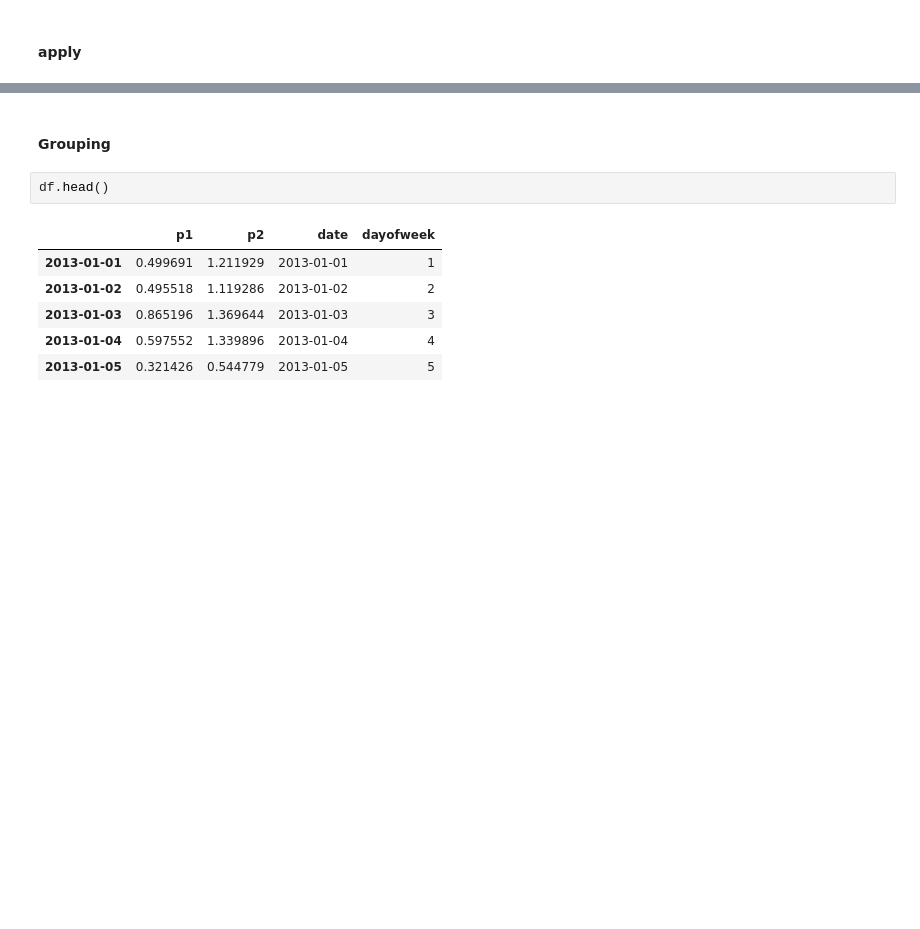
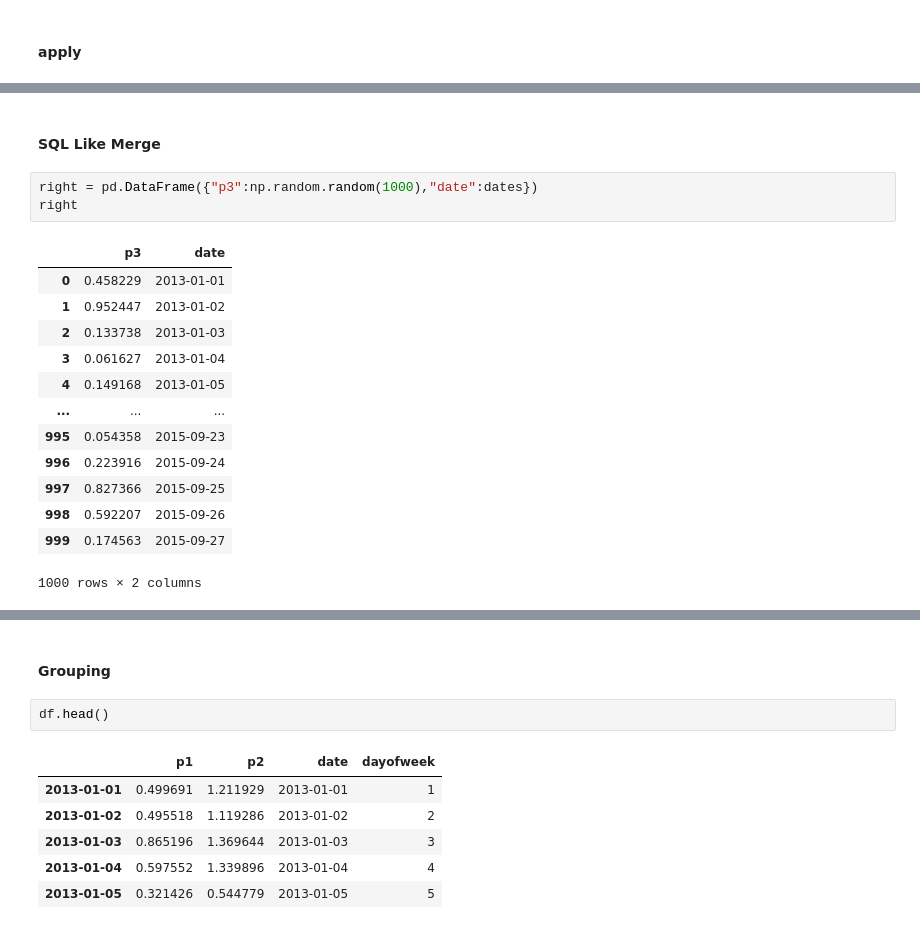
Before and after one commit to huji0624/data_analyze_course, a Jupyter notebook: 数据分析入门.ipynb, the cells around one changed output, grey strips where cells are left out. Drawn from its saved outputs; the diff is of its cells as text; blank space fills up the shorter version.

```diff
--- a/数据分析入门.ipynb
+++ b/数据分析入门.ipynb
@@ -417 +411,20 @@ p2    1.722767
 dtype: float64
+# %% [markdown]
+#### SQL Like Merge
+# %%
+right = pd.DataFrame({"p3":np.random.random(1000),"date":dates})
+right
+# %% [output]
+|  | p3 | date |
+| 0 | 0.458229 | 2013-01-01 |
+| 1 | 0.952447 | 2013-01-02 |
+| 2 | 0.133738 | 2013-01-03 |
+| 3 | 0.061627 | 2013-01-04 |
+| 4 | 0.149168 | 2013-01-05 |
+| ... | ... | ... |
+| 995 | 0.054358 | 2015-09-23 |
+| 996 | 0.223916 | 2015-09-24 |
+| 997 | 0.827366 | 2015-09-25 |
+| 998 | 0.592207 | 2015-09-26 |
+| 999 | 0.174563 | 2015-09-27 |
+1000 rows × 2 columns
```
Also changed, not shown: parts of 15 cells of this notebook.
